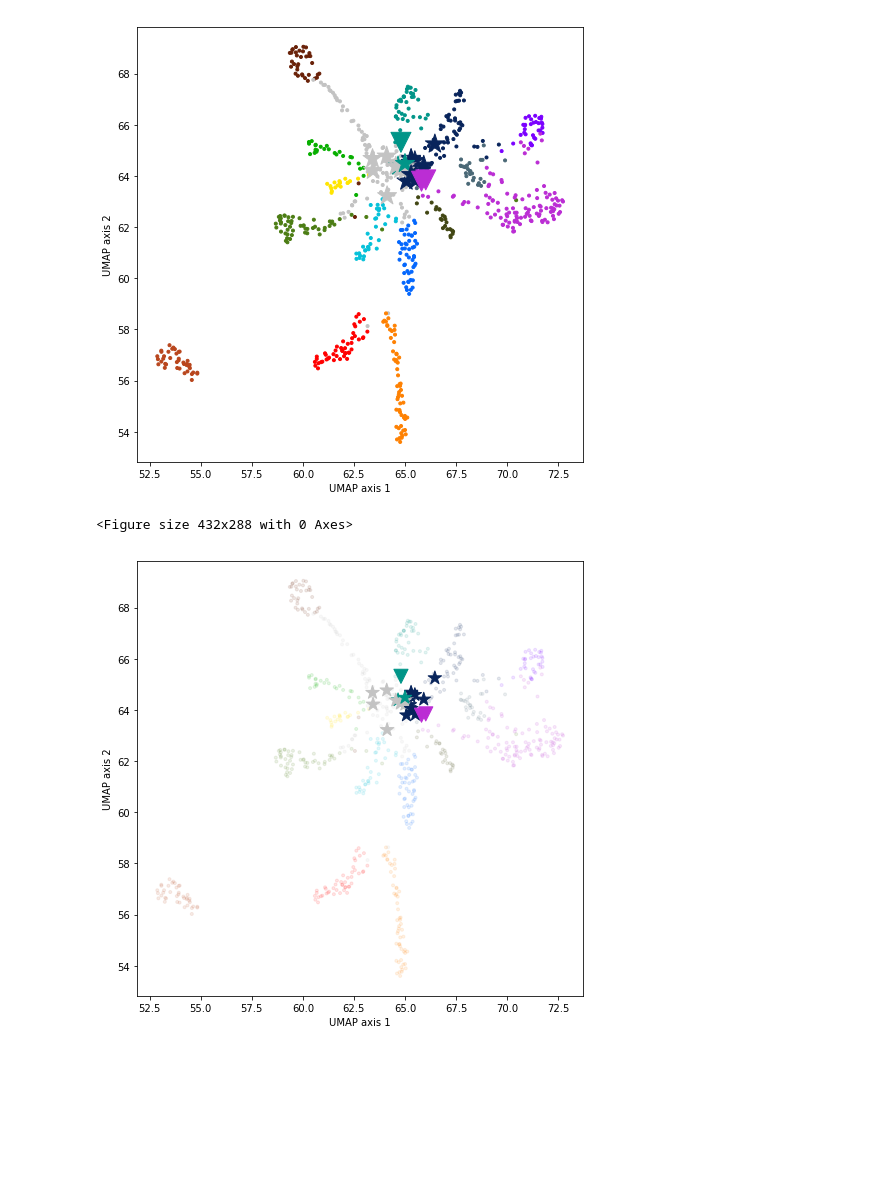
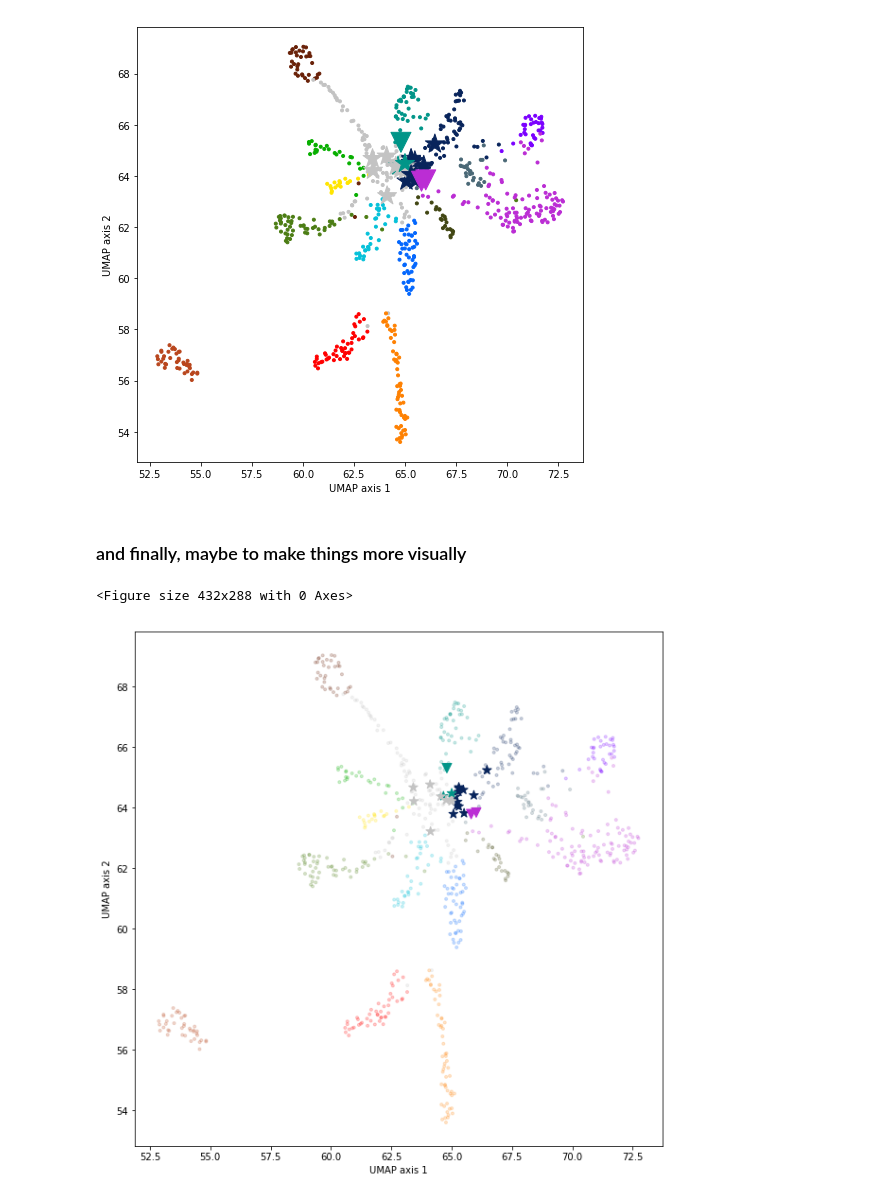
Before and after one commit to Altius/Vocabulary, a Jupyter notebook: forShane/11-09-18 basis with new samples cleaned up.ipynb, the cells around one changed output. Drawn from its saved outputs; the diff is of its cells as text; code cells hidden in the pictures; blank space fills up the shorter version.

```diff
--- a/forShane/11-09-18 basis with new samples.ipynb
+++ b/forShane/11-09-18 basis with new samples cleaned up.ipynb
@@ -266,16 +227,18 @@ plt.show()
 # %% [output]
 <Figure size 432x288 with 0 Axes>
 [figure]
+# %% [markdown]
+### and finally, maybe to make things more visually
 # %%
 plt.clf()
-plt.figure(figsize=(8,8))
-plt.scatter(embedding[:,0], embedding[:,1], color=Comp_colors[majcomp], alpha=0.1, marker='.')
-plt.scatter(newdata[:,0], newdata[:,1], color=Comp_colors[majcomp_new], alpha=1, marker='*', s=200)
-plt.scatter(embedding[:,0][pancnames_cut], embedding[:,1][pancnames_cut], color=Comp_colors[majcomp[pancnames_cut]], alpha=1, marker='v', s=200)
+plt.figure(figsize=(10,10))
+plt.scatter(embedding[:,0], embedding[:,1], color=Comp_colors[majcomp], alpha=0.2, marker='.')
+plt.scatter(newdata[:,0], newdata[:,1], color=Comp_colors[majcomp_new], alpha=1, marker='*', s=100)
+plt.scatter(embedding[:,0][pancnames_cut], embedding[:,1][pancnames_cut], color=Comp_colors[majcomp[pancnames_cut]], alpha=1, marker='v', s=100)
 
 plt.ylabel('UMAP axis 2')
 plt.xlabel('UMAP axis 1')
 plt.show()
 # %% [output]
 <Figure size 432x288 with 0 Axes>
-[figure, old version]
+[figure, new version]
```
Also changed, not shown: parts of 39 cells of this notebook.
